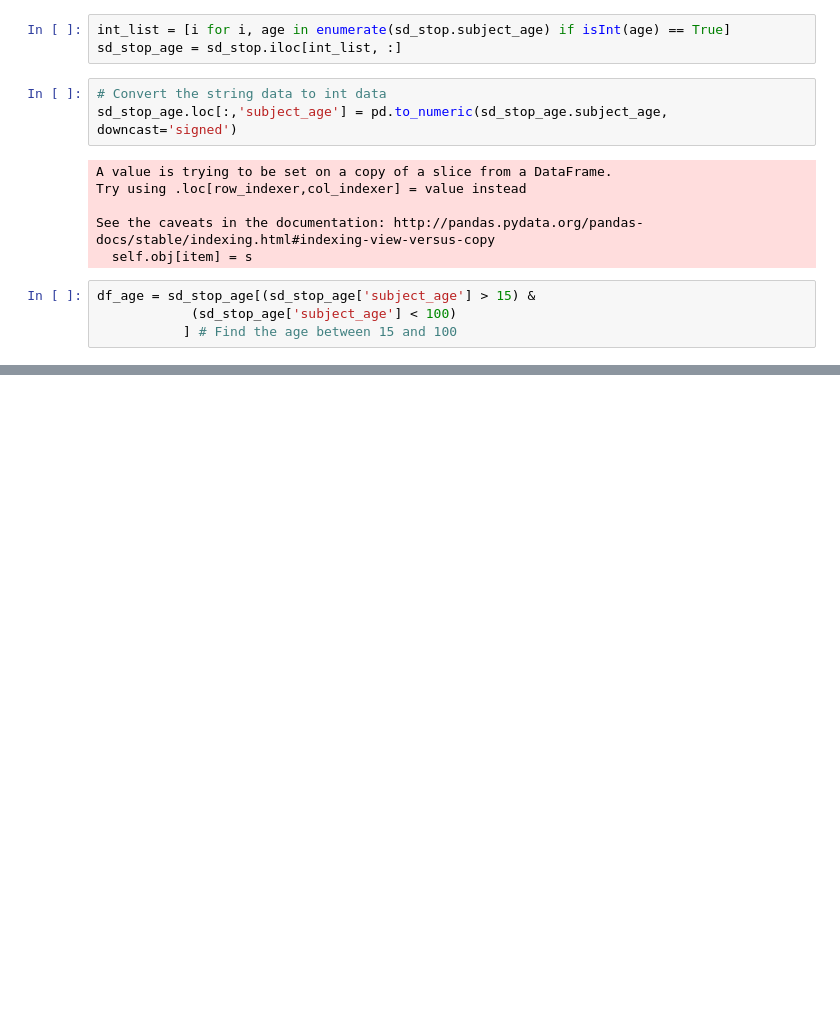
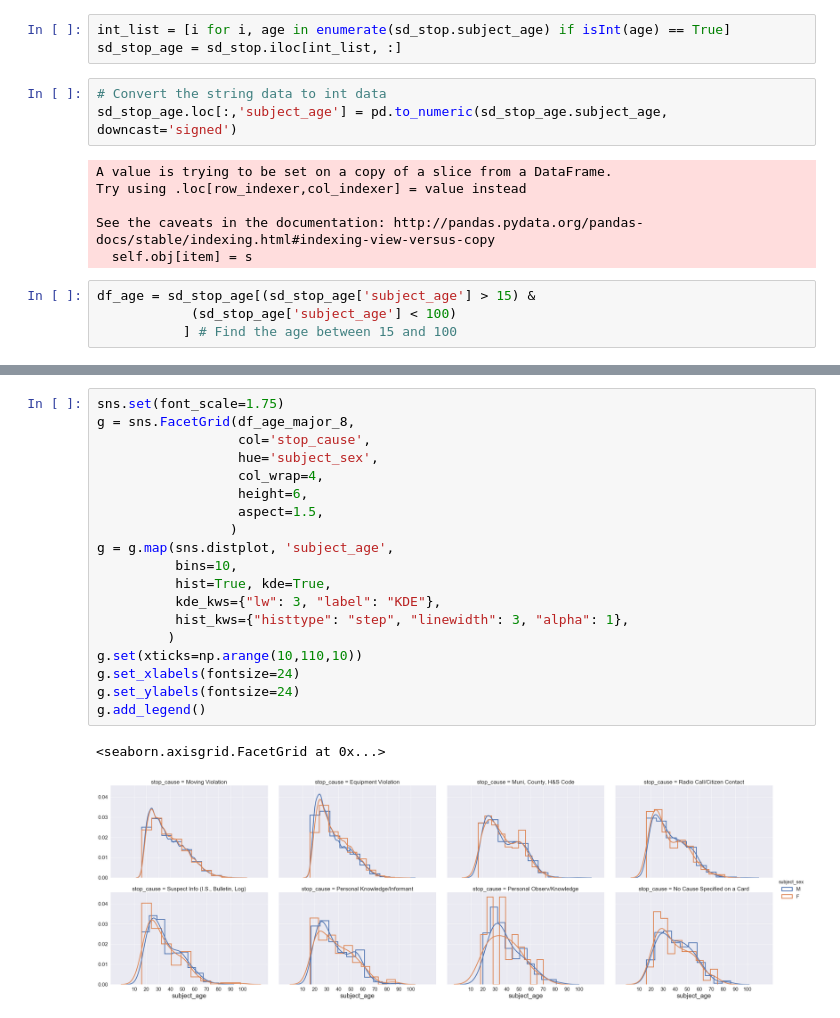
Before and after one commit to MacYeh/Doing-Social-Good-Help-San-Diego-Community, a Jupyter notebook: police_pull_over/SD_Police_Vehicle_Stop_Investigation.ipynb, the cells around one changed output, grey strips where cells are left out. Cells and saved outputs as stored; diff of their text form; blank space fills up the shorter version.

```diff
--- a/police_pull_over/SD_Police_Vehicle_Stop_Investigation.ipynb
+++ b/police_pull_over/SD_Police_Vehicle_Stop_Investigation.ipynb
@@ -223,0 +270,22 @@ df_age = sd_stop_age[(sd_stop_age['subject_age'] > 15) &
+# %%
+sns.set(font_scale=1.75)
+g = sns.FacetGrid(df_age_major_8,
+                  col='stop_cause',
+                  hue='subject_sex',
+                  col_wrap=4,
+                  height=6,
+                  aspect=1.5,
+                 )
+g = g.map(sns.distplot, 'subject_age',
+          bins=10,
+          hist=True, kde=True,
+          kde_kws={"lw": 3, "label": "KDE"},
+          hist_kws={"histtype": "step", "linewidth": 3, "alpha": 1},
+         )
+g.set(xticks=np.arange(10,110,10))
+g.set_xlabels(fontsize=24)
+g.set_ylabels(fontsize=24)
+g.add_legend()
+# %% [output]
+<seaborn.axisgrid.FacetGrid at 0x...>
+[figure, added]
```
Also changed, not shown: parts of 27 cells of this notebook.
